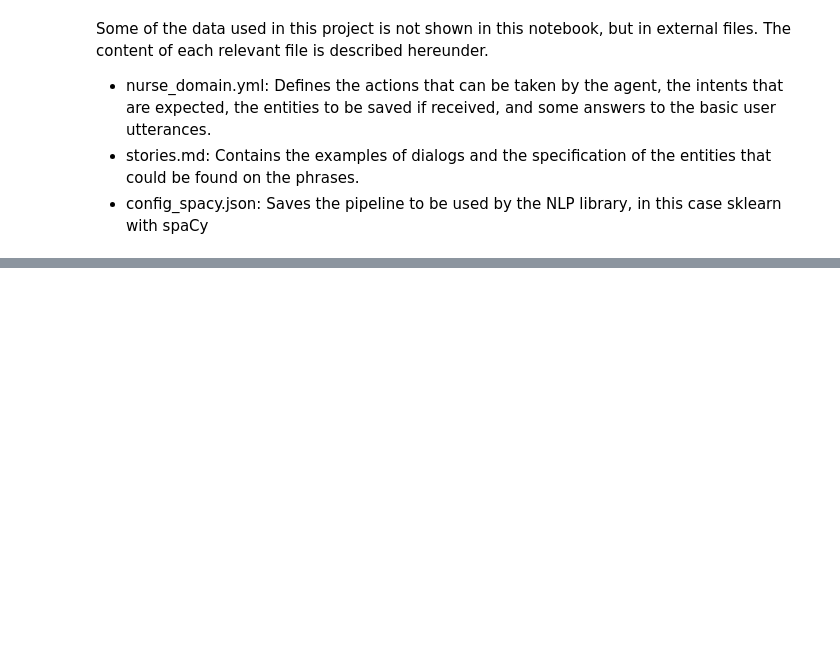
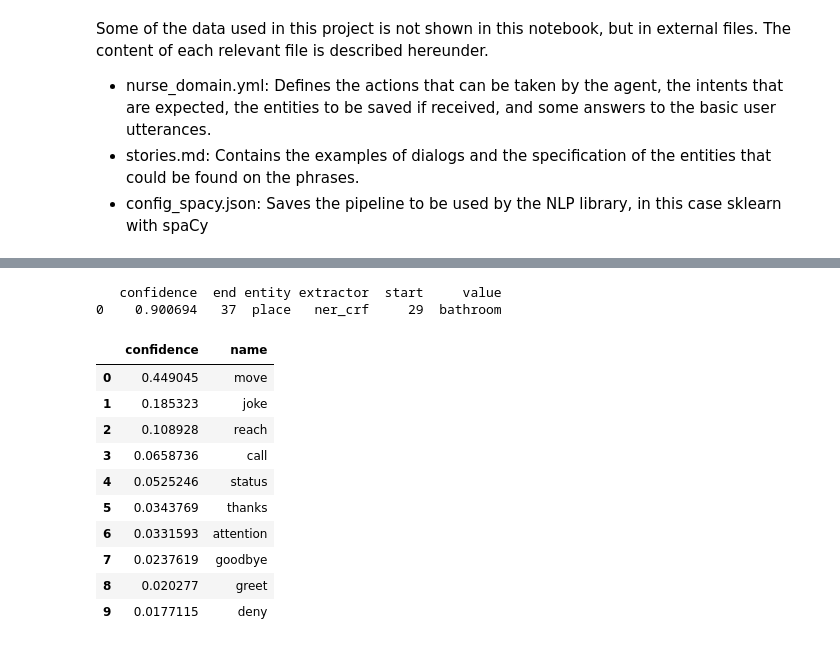
Before and after one commit to ArciAndres/NurseRobot, a Jupyter notebook: nursebot_dialog.ipynb, the cells around one changed output, grey strips where cells are left out. Drawn from its saved outputs; the diff is of its cells as text; code cells hidden in the pictures; blank space fills up the shorter version.

```diff
--- a/nursebot_dialog.ipynb
+++ b/nursebot_dialog.ipynb
@@ -219,0 +161,18 @@ pd.DataFrame(pp['intent_ranking']).style.apply(lambda x: ['background: lightgree
+# %%
+# Interprete a sentence
+sent2 = "Nurse, help me to get to the bathroom please"
+parsetxt(sent2)
+# %% [output]
+   confidence  end entity extractor  start     value
+0    0.900694   37  place   ner_crf     29  bathroom
+|  | confidence | name |
+| 0 | 0.449045 | move |
+| 1 | 0.185323 | joke |
+| 2 | 0.108928 | reach |
+| 3 | 0.0658736 | call |
+| 4 | 0.0525246 | status |
+| 5 | 0.0343769 | thanks |
+| 6 | 0.0331593 | attention |
+| 7 | 0.0237619 | goodbye |
+| 8 | 0.020277 | greet |
+| 9 | 0.0177115 | deny |
```
Also changed, not shown: parts of 23 cells of this notebook, 18 other files.
